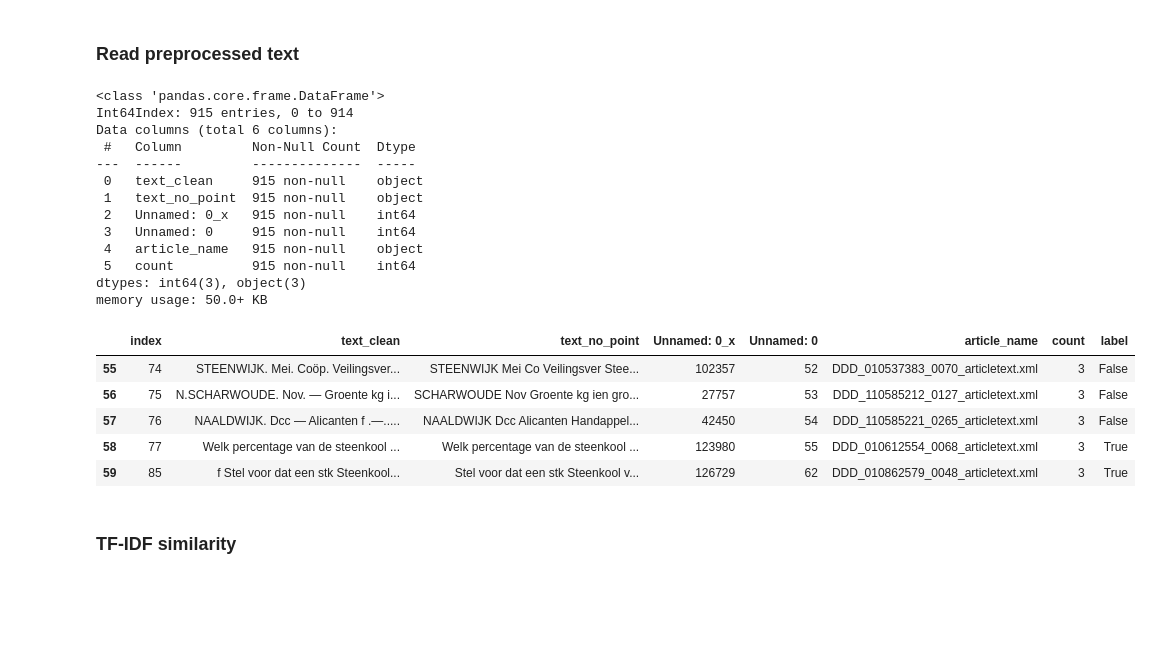
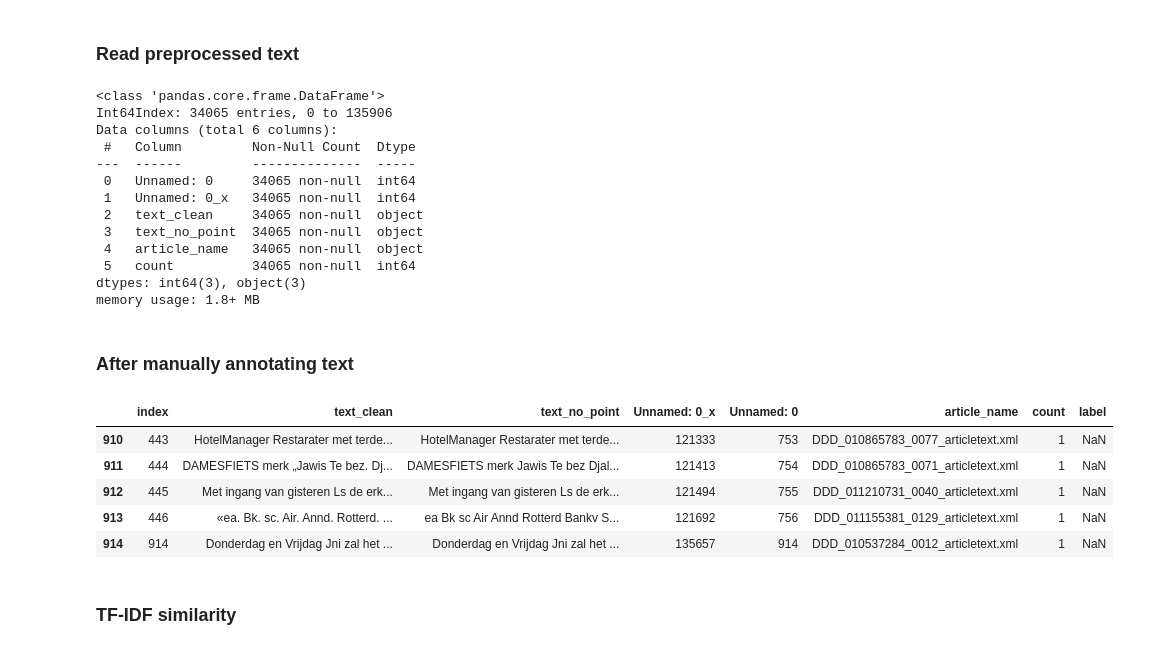
Before and after one commit to UtrechtUniversity/hist-aware, a Jupyter notebook: notebooks/similarity_nb_tfidf.ipynb, the cells around one changed output. Cells and saved outputs as stored; diff of their text form; code cells hidden in the pictures; blank space fills up the shorter version.

```diff
--- a/notebooks/similarity_nb_tfidf.ipynb
+++ b/notebooks/similarity_nb_tfidf.ipynb
@@ -29,21 +29,22 @@ from nltk.corpus import stopwords
 ### Read preprocessed text
 # %%
 df = pd.read_csv("cleaned_df.csv")
-df = df[['text_clean', "text_no_point", 'Unnamed: 0_x', 'Unnamed: 0', 'article_name', 'count']]
+df = df[["Unnamed: 0", "Unnamed: 0_x", 'text_clean', "text_no_point", 'article_name', 'count']]
 df.dropna(inplace=True)
 df = df.sort_values(by=['count'], ascending=False)
+df.drop_duplicates(subset=["text_clean"],inplace=True)
 df.info()
 # %% [output]
 <class 'pandas.core.frame.DataFrame'>
-Int64Index: 915 entries, 0 to 914
+Int64Index: 34065 entries, 0 to 135906
 Data columns (total 6 columns):
  #   Column         Non-Null Count  Dtype
 ---  ------         --------------  -----
- 0   text_clean     915 non-null    object
- 1   text_no_point  915 non-null    object
- 2   Unnamed: 0_x   915 non-null    int64
- 3   Unnamed: 0     915 non-null    int64
- 4   article_name   915 non-null    object
- 5   count          915 non-null    int64
+ 0   Unnamed: 0     34065 non-null  int64
+ 1   Unnamed: 0_x   34065 non-null  int64
+ 2   text_clean     34065 non-null  object
+ 3   text_no_point  34065 non-null  object
+ 4   article_name   34065 non-null  object
+ 5   count          34065 non-null  int64
 dtypes: int64(3), object(3)
-memory usage: 50.0+ KB
+memory usage: 1.8+ MB
@@ -50 +58,3 @@ memory usage: 50.0+ KB
+# %% [markdown]
+### After manually annotating text
 # %%
@@ -55,14 +64,14 @@ df = pd.read_csv("merge.csv", sep=";")
 train = df[:60].copy()
 test =  df[61:].copy()
 # %%
-train.tail(5)
+test.tail(5)
 # %% [output]
 |  | index | text_clean | text_no_point | Unnamed: 0_x | Unnamed: 0 | article_name | count | label |
-| 55 | 74 | STEENWIJK. Mei. Coöp. Veilingsver... | STEENWIJK Mei Co Veilingsver Stee... | 102357 | 52 | DDD_010537383_0070_articletext.xml | 3 | False |
-| 56 | 75 | N.SCHARWOUDE. Nov. — Groente kg i... | SCHARWOUDE Nov Groente kg ien gro... | 27757 | 53 | DDD_110585212_0127_articletext.xml | 3 | False |
-| 57 | 76 | NAALDWIJK. Dcc — Alicanten f .—..... | NAALDWIJK Dcc Alicanten Handappel... | 42450 | 54 | DDD_110585221_0265_articletext.xml | 3 | False |
-| 58 | 77 | Welk percentage van de steenkool ... | Welk percentage van de steenkool ... | 123980 | 55 | DDD_010612554_0068_articletext.xml | 3 | True |
-| 59 | 85 | f Stel voor dat een stk Steenkool... | Stel voor dat een stk Steenkool v... | 126729 | 62 | DDD_010862579_0048_articletext.xml | 3 | True |
+| 910 | 443 | HotelManager Restarater met terde... | HotelManager Restarater met terde... | 121333 | 753 | DDD_010865783_0077_articletext.xml | 1 | NaN |
+| 911 | 444 | DAMESFIETS merk „Jawis Te bez. Dj... | DAMESFIETS merk Jawis Te bez Djal... | 121413 | 754 | DDD_010865783_0071_articletext.xml | 1 | NaN |
+| 912 | 445 | Met ingang van gisteren Ls de erk... | Met ingang van gisteren Ls de erk... | 121494 | 755 | DDD_011210731_0040_articletext.xml | 1 | NaN |
+| 913 | 446 | «ea. Bk. sc. Air. Annd. Rotterd. ... | ea Bk sc Air Annd Rotterd Bankv S... | 121692 | 756 | DDD_011155381_0129_articletext.xml | 1 | NaN |
+| 914 | 914 | Donderdag en Vrijdag Jni zal het ... | Donderdag en Vrijdag Jni zal het ... | 135657 | 914 | DDD_010537284_0012_articletext.xml | 1 | NaN |
 # %% [markdown]
 ### TF-IDF similarity
 # %%
```
Also changed, not shown: parts of 2 cells of this notebook, 15 other files.
